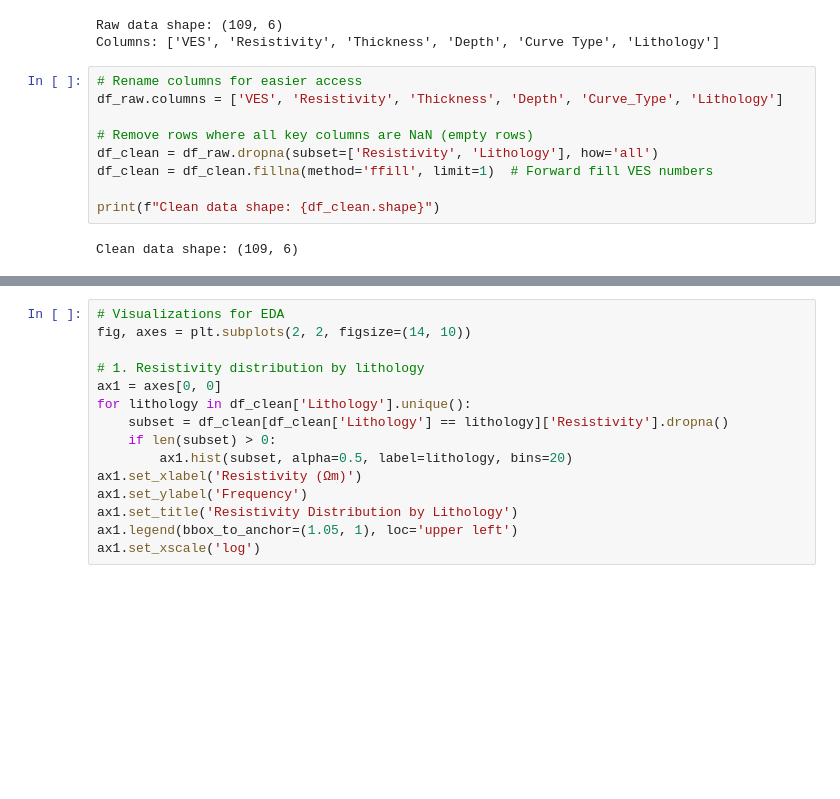
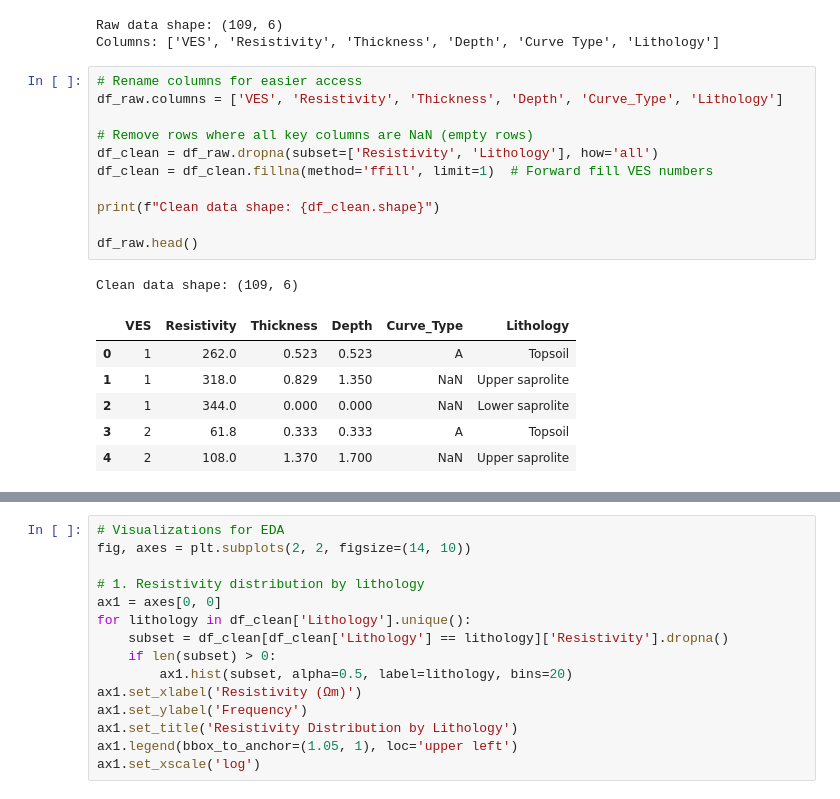
Before and after one commit to SakaSaheed/AI-ML-Project, a Jupyter notebook: Prof_Igboama_VES.ipynb, the cells around one changed output, grey strips where cells are left out. Saved outputs shown, nothing was run; the diff lists cells and outputs as text; blank space fills up the shorter version.

```diff
--- a/Prof_Igboama_VES.ipynb
+++ b/Prof_Igboama_VES.ipynb
@@ -87,14 +87,22 @@ Columns: ['VES', 'Resistivity', 'Thickness', 'Depth', 'Curve Type', 'Lithology']
 # %%
 # Rename columns for easier access
 df_raw.columns = ['VES', 'Resistivity', 'Thickness', 'Depth', 'Curve_Type', 'Lithology']
 
 # Remove rows where all key columns are NaN (empty rows)
 df_clean = df_raw.dropna(subset=['Resistivity', 'Lithology'], how='all')
 df_clean = df_clean.fillna(method='ffill', limit=1)  # Forward fill VES numbers
 
 print(f"Clean data shape: {df_clean.shape}")
+
+df_raw.head()
 # %% [output]
 Clean data shape: (109, 6)
+|  | VES | Resistivity | Thickness | Depth | Curve_Type | Lithology |
+| 0 | 1 | 262.0 | 0.523 | 0.523 | A | Topsoil |
+| 1 | 1 | 318.0 | 0.829 | 1.350 | NaN | Upper saprolite |
+| 2 | 1 | 344.0 | 0.000 | 0.000 | NaN | Lower saprolite |
+| 3 | 2 | 61.8 | 0.333 | 0.333 | A | Topsoil |
+| 4 | 2 | 108.0 | 1.370 | 1.700 | NaN | Upper saprolite |
 # %%
 # ============================================
 # STEP 2: EXPLORATORY DATA ANALYSIS (EDA)
```
Also changed, not shown: parts of 62 cells of this notebook.
